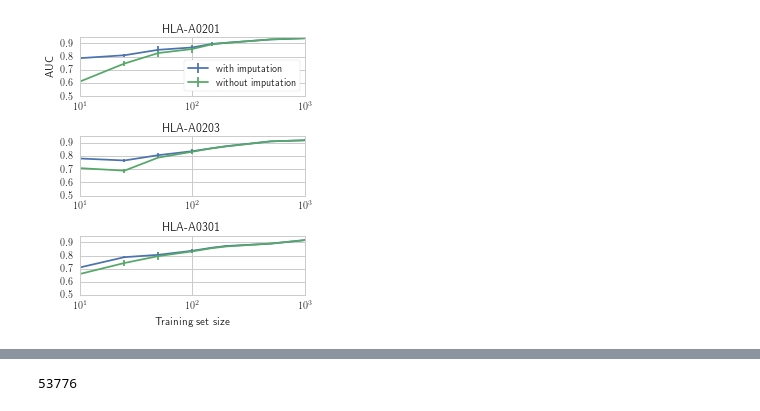
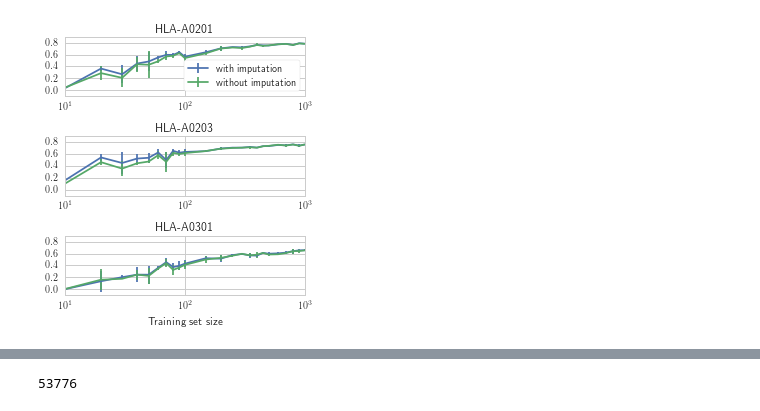
Before and after one commit to hammerlab/mhcflurry-icml-compbio-2016, a Jupyter notebook: notebooks/paper plots.ipynb, the cells around one changed output, grey strips where cells are left out. Saved outputs shown, nothing was run; the diff lists cells and outputs as text; code cells hidden in the pictures.

```diff
--- a/notebooks/paper plots.ipynb
+++ b/notebooks/paper plots.ipynb
@@ -23,35 +23,36 @@ def print_full(x):
 # %%
 impute_comparison = pandas.read_csv("../data/impute_comparison.csv")
 
 pyplot.figure(figsize=(4,4.5))
 seaborn.set_style("whitegrid")
+column = "test_f1"
 for (i, (allele, data)) in enumerate(impute_comparison.groupby("allele")):
     pyplot.subplot(3,1, i + 1, sharey=pyplot.gca())
-    grouped = data.groupby(["train_size", "impute"]).test_auc.mean().to_frame().reset_index()
-    grouped["std_error"] = data.groupby(["train_size", "impute"]).test_auc.std().to_frame().reset_index().test_auc
+    grouped = data.groupby(["train_size", "impute"])[column].mean().to_frame().reset_index()
+    grouped["std_error"] = data.groupby(["train_size", "impute"])[column].std().to_frame().reset_index()[column]
     for impute in [True, False]:
         sub = grouped[grouped.impute == impute]
         pyplot.errorbar(
                        x=sub.train_size.values,
-                       y=sub.test_auc.values,
+                       y=sub[column].values,
                        yerr=sub.std_error.values,
                        label=("with" if impute else "without") + " imputation",
                        color=seaborn.get_color_cycle()[0] if impute else seaborn.get_color_cycle()[1])
     pyplot.title(allele)
     pyplot.xscale("log")
     if i == 0:
-        pyplot.ylabel("AUC")
+        #pyplot.ylabel("AUC")
         pyplot.legend(loc='lower right', fancybox=True, frameon=True)
 
     if i == 2:
         pyplot.xlabel("Training set size")
     pyplot.savefig("../figures/impute_comparison.pdf")
 
 #pyplot.legend(loc='lower right', ncol=1, bbox_to_anchor=(2.2,.1))
 
 pyplot.tight_layout()
 # %% [output]
-[figure, old version]
+[figure, new version]
 # %%
 scores_df = pandas.read_csv("../data/validation_scores.csv", index_col="allele")
 scores_df
```
Also changed, not shown: 1 other file.
